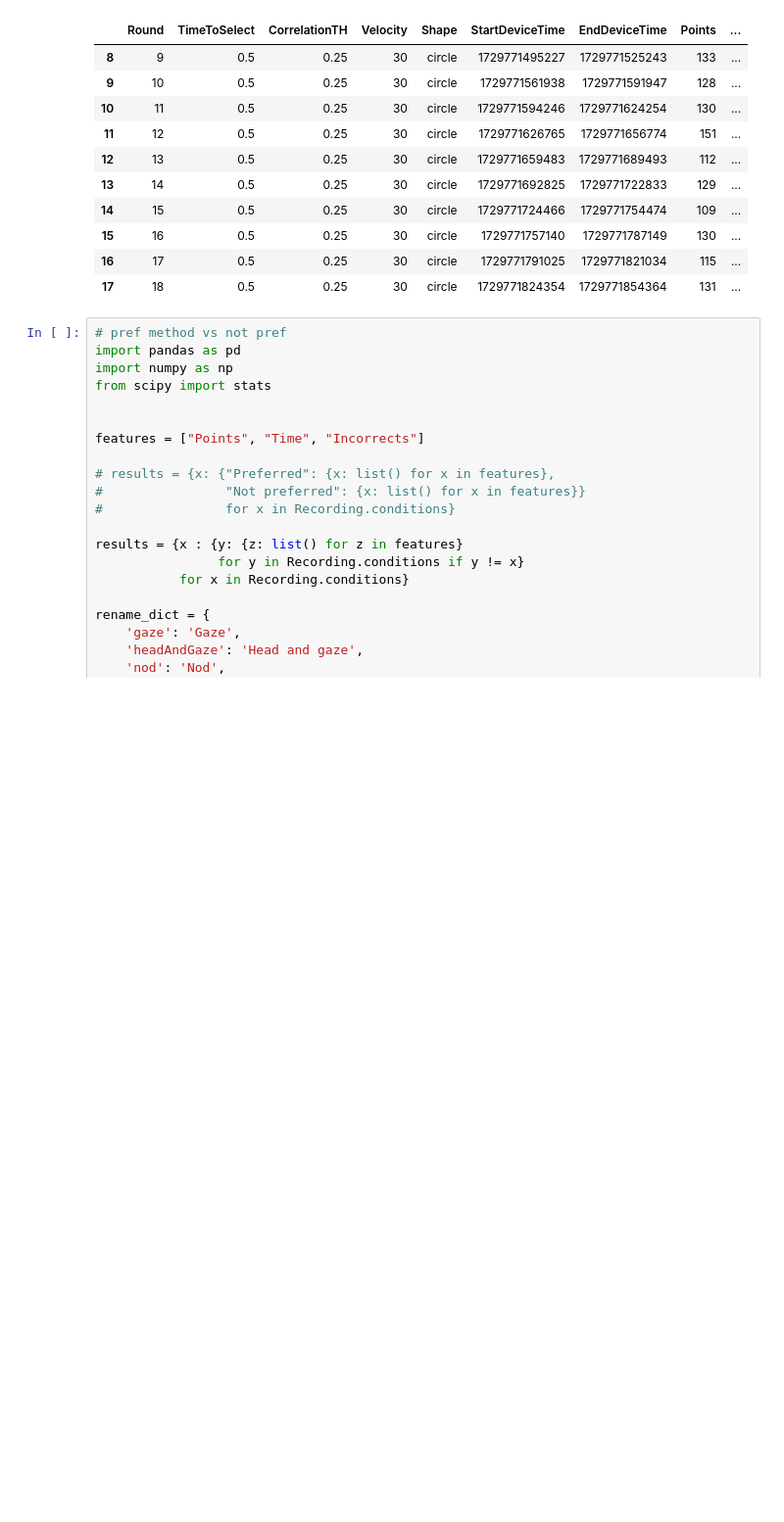
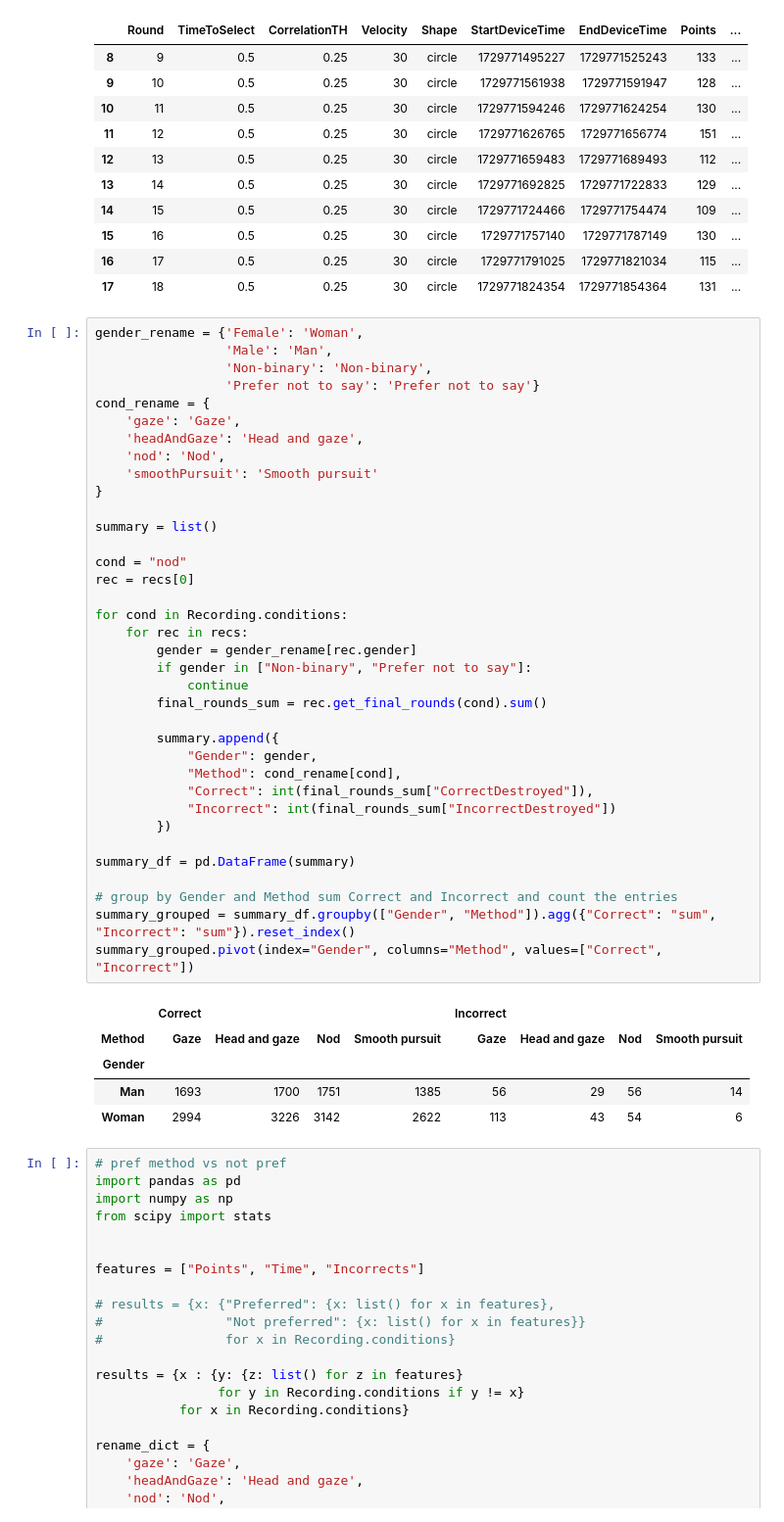
Before and after one commit to Arueris/GazeBasedSelection, a Jupyter notebook: InspectAll.ipynb, the cells around one changed output. Shown at 98% size. Cells and saved outputs as stored; diff of their text form; blank space fills up the shorter version.

```diff
--- a/InspectAll.ipynb
+++ b/InspectAll.ipynb
@@ -1438,6 +1660,48 @@ final_rounds
 | 15 | 16 | 0.5 | 0.25 | 30 | circle | 1729771757140 | 1729771787149 | 130 | ... |
 | 16 | 17 | 0.5 | 0.25 | 30 | circle | 1729771791025 | 1729771821034 | 115 | ... |
 | 17 | 18 | 0.5 | 0.25 | 30 | circle | 1729771824354 | 1729771854364 | 131 | ... |
+# %%
+gender_rename = {'Female': 'Woman',
+                 'Male': 'Man',
+                 'Non-binary': 'Non-binary',
+                 'Prefer not to say': 'Prefer not to say'}
+cond_rename = {
+    'gaze': 'Gaze',
+    'headAndGaze': 'Head and gaze',
+    'nod': 'Nod',
+    'smoothPursuit': 'Smooth pursuit'
+}
+
+summary = list()
+
+cond = "nod"
+rec = recs[0]
+
+for cond in Recording.conditions:
+    for rec in recs:
+        gender = gender_rename[rec.gender]
+        if gender in ["Non-binary", "Prefer not to say"]:
+            continue
+        final_rounds_sum = rec.get_final_rounds(cond).sum()
+
+        summary.append({
+            "Gender": gender,
+            "Method": cond_rename[cond],
+            "Correct": int(final_rounds_sum["CorrectDestroyed"]),
+            "Incorrect": int(final_rounds_sum["IncorrectDestroyed"])
+        })
+
+summary_df = pd.DataFrame(summary)
+
+# group by Gender and Method sum Correct and Incorrect and count the entries
+summary_grouped = summary_df.groupby(["Gender", "Method"]).agg({"Correct": "sum", "Incorrect": "sum"}).reset_index()
+summary_grouped.pivot(index="Gender", columns="Method", values=["Correct", "Incorrect"])
+# %% [output]
+|  | Correct |  |  |  | Incorrect |  |  |  |
+| Method | Gaze | Head and gaze | Nod | Smooth pursuit | Gaze | Head and gaze | Nod | Smooth pursuit |
+| Gender |  |  |  |  |  |  |  |  |
+| Man | 1693 | 1700 | 1751 | 1385 | 56 | 29 | 56 | 14 |
+| Woman | 2994 | 3226 | 3142 | 2622 | 113 | 43 | 54 | 6 |
 # %%
 # pref method vs not pref
 import pandas as pd
```
Also changed, not shown: parts of 6 cells of this notebook, 21 other files.
